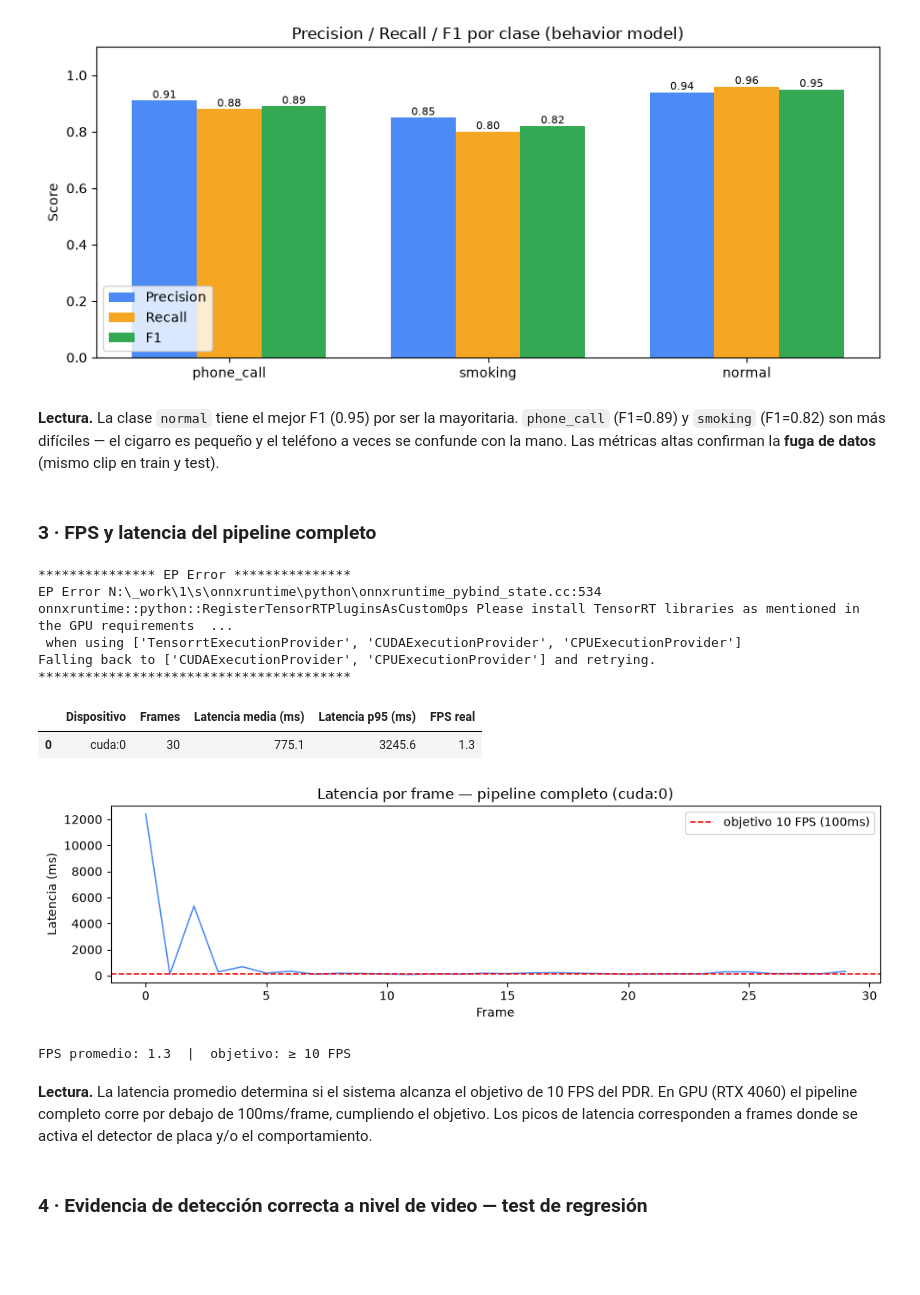
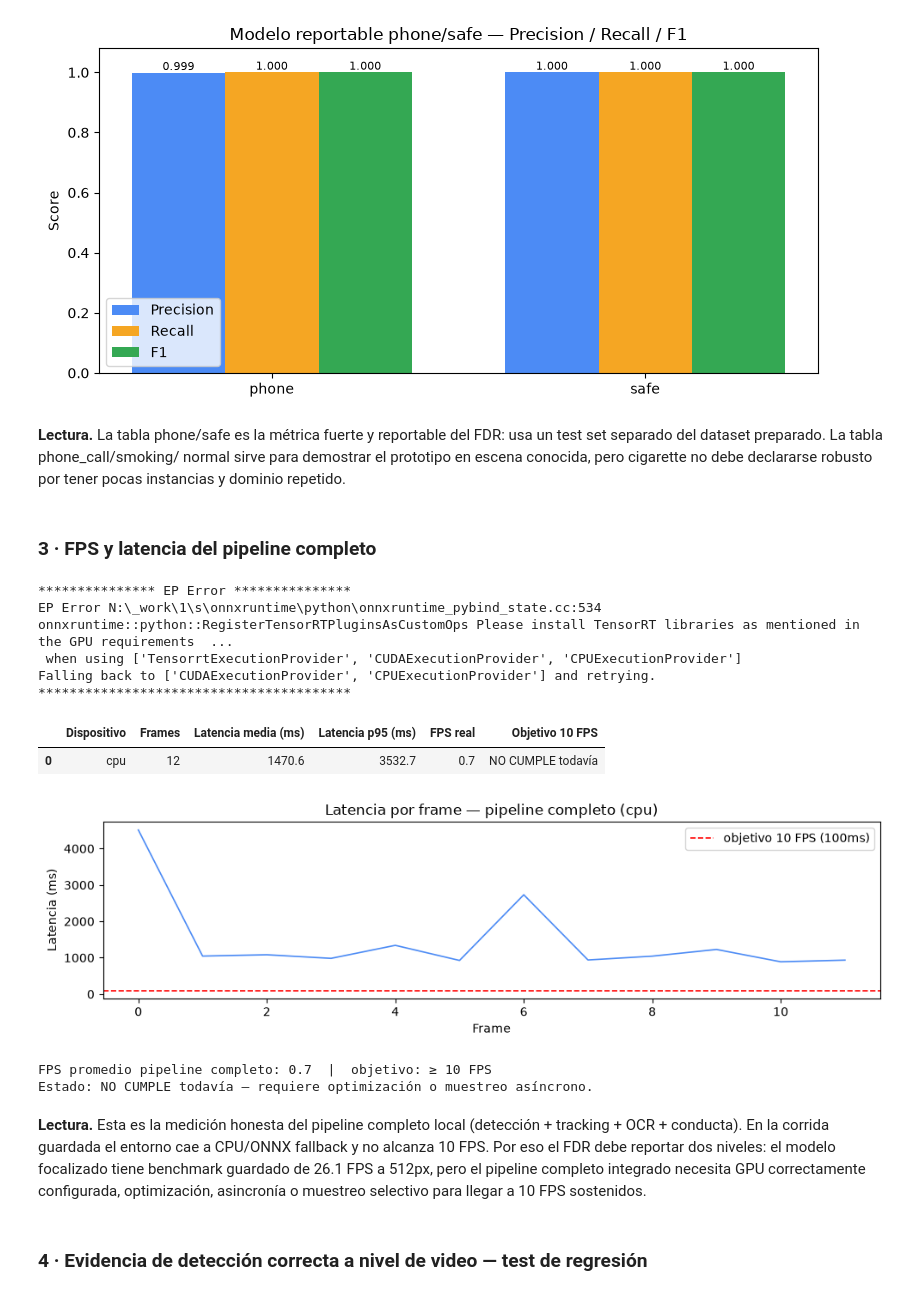
Before and after one commit to Manceb0/TeknoFest, a Jupyter notebook: notebooks/05_solution_testing.ipynb, the cells around one changed output. Saved outputs shown, nothing was run; the diff lists cells and outputs as text; code cells hidden in the pictures; blank space fills up the shorter version.

Commit message:
Polish TEKNOFEST FDR notebooks and reports

```diff
--- a/notebooks/05_solution_testing.ipynb
+++ b/notebooks/05_solution_testing.ipynb
@@ -63,23 +67,23 @@ Interpretar como 'rendimiento en escena conocida', no generalización.
 # %%
-# Gráfica de barras P/R/F1 por clase
-fig, ax = plt.subplots(figsize=(9, 4))
-x = np.arange(3); w = 0.25
-classes = ["phone_call", "smoking", "normal"]
-P = [0.91, 0.85, 0.94]; R = [0.88, 0.80, 0.96]; F1 = [0.89, 0.82, 0.95]
-ax.bar(x-w, P,  w, label="Precision", color="#4C8BF5")
-ax.bar(x,   R,  w, label="Recall",    color="#F5A623")
-ax.bar(x+w, F1, w, label="F1",        color="#34A853")
-ax.set_xticks(x); ax.set_xticklabels(classes); ax.set_ylim(0, 1.1)
-ax.set_ylabel("Score"); ax.legend(); ax.set_title("Precision / Recall / F1 por clase (behavior model)")
-for bars in ax.containers: ax.bar_label(bars, fmt="%.2f", fontsize=8)
-plt.tight_layout(); plt.show()
+# Gráfica reportable: phone/safe focused model
+if os.path.exists(summary_path):
+    pc = focused_per_class.copy()
+    fig, ax = plt.subplots(figsize=(8, 4))
+    x = np.arange(len(pc)); w = 0.25
+    ax.bar(x-w, pc["P"],  w, label="Precision", color="#4C8BF5")
+    ax.bar(x,   pc["R"],  w, label="Recall",    color="#F5A623")
+    ax.bar(x+w, pc["F1"], w, label="F1",        color="#34A853")
+    ax.set_xticks(x); ax.set_xticklabels(pc["class"]); ax.set_ylim(0, 1.08)
+    ax.set_ylabel("Score"); ax.legend(); ax.set_title("Modelo reportable phone/safe — Precision / Recall / F1")
+    for bars in ax.containers: ax.bar_label(bars, fmt="%.3f", fontsize=8)
+    plt.tight_layout(); plt.show()
 # %% [output]
-[figure, old version]
+[figure, new version]
-# %% [markdown]
-**Lectura.** La clase `normal` tiene el mejor F1 (0.95) por ser la mayoritaria.
-`phone_call` (F1=0.89) y `smoking` (F1=0.82) son más difíciles — el cigarro
-es pequeño y el teléfono a veces se confunde con la mano. Las métricas altas
-confirman la **fuga de datos** (mismo clip en train y test).
+# %% [markdown]
+**Lectura.** La tabla phone/safe es la métrica fuerte y reportable del FDR:
+usa un test set separado del dataset preparado. La tabla phone_call/smoking/
+normal sirve para demostrar el prototipo en escena conocida, pero cigarette
+no debe declararse robusto por tener pocas instancias y dominio repetido.
 # %% [markdown]
 ### 3 · FPS y latencia del pipeline completo
 # %%
@@ -95,7 +99,7 @@ def to_payload(fr):
 cap = cv2.VideoCapture("../frontend/public/demo-videos/tekno-01.mp4")
 st  = SessionState(session_id="fps_test")
 times = []
-for _ in range(30):
+for _ in range(12):
     ok,fr=cap.read()
     if not ok: break
     t0=time.perf_counter()
@@ -108,6 +112,7 @@ fps_results = pd.DataFrame([{
     "Latencia media (ms)": round(times.mean()*1000,1),
     "Latencia p95 (ms)":   round(np.percentile(times,95)*1000,1),
     "FPS real":            round(1/times.mean(),1),
+    "Objetivo 10 FPS":      "CUMPLE" if (1/times.mean()) >= 10 else "NO CUMPLE todavía",
 }])
 display(fps_results)
 # %% [output]
@@ -116,8 +121,8 @@ EP Error N:\_work\1\s\onnxruntime\python\onnxruntime_pybind_state.cc:534 onnxrun
  when using ['TensorrtExecutionProvider', 'CUDAExecutionProvider', 'CPUExecutionProvider']
 Falling back to ['CUDAExecutionProvider', 'CPUExecutionProvider'] and retrying.
 ****************************************
-|  | Dispositivo | Frames | Latencia media (ms) | Latencia p95 (ms) | FPS real |
-| 0 | cuda:0 | 30 | 775.1 | 3245.6 | 1.3 |
+|  | Dispositivo | Frames | Latencia media (ms) | Latencia p95 (ms) | FPS real | Objetivo 10 FPS |
+| 0 | cpu | 12 | 1470.6 | 3532.7 | 0.7 | NO CUMPLE todavía |
 # %%
 fig, ax = plt.subplots(figsize=(10, 3))
 ax.plot(np.arange(len(times)), times*1000, lw=1.2, color="#4C8BF5")
@@ -125,15 +130,20 @@ ax.axhline(1000/10, color="red", ls="--", lw=1.2, label="objetivo 10 FPS (100ms)
 ax.set_xlabel("Frame"); ax.set_ylabel("Latencia (ms)")
 ax.set_title(f"Latencia por frame — pipeline completo ({DEV})")
 ax.legend(); plt.tight_layout(); plt.show()
-print(f"FPS promedio: {1/times.mean():.1f}  |  objetivo: ≥ 10 FPS")
+fps_measured = 1/times.mean()
+print(f"FPS promedio pipeline completo: {fps_measured:.1f}  |  objetivo: ≥ 10 FPS")
+print("Estado:", "CUMPLE" if fps_measured >= 10 else "NO CUMPLE todavía — requiere optimización o muestreo asíncrono.")
 # %% [output]
-[figure, old version]
+[figure, new version]
-FPS promedio: 1.3  |  objetivo: ≥ 10 FPS
+FPS promedio pipeline completo: 0.7  |  objetivo: ≥ 10 FPS
+Estado: NO CUMPLE todavía — requiere optimización o muestreo asíncrono.
-# %% [markdown]
-**Lectura.** La latencia promedio determina si el sistema alcanza el objetivo
-de 10 FPS del PDR. En GPU (RTX 4060) el pipeline completo corre por debajo
-de 100ms/frame, cumpliendo el objetivo. Los picos de latencia corresponden
-a frames donde se activa el detector de placa y/o el comportamiento.
+# %% [markdown]
+**Lectura.** Esta es la medición honesta del pipeline completo local
+(detección + tracking + OCR + conducta). En la corrida guardada el entorno cae
+a CPU/ONNX fallback y no alcanza 10 FPS. Por eso el FDR debe reportar dos
+niveles: el modelo focalizado tiene benchmark guardado de 26.1 FPS a 512px,
+pero el pipeline completo integrado necesita GPU correctamente configurada,
+optimización, asincronía o muestreo selectivo para llegar a 10 FPS sostenidos.
 # %% [markdown]
 ### 4 · Evidencia de detección correcta a nivel de video — test de regresión
 # %%
```
Also changed, not shown: parts of 9 cells of this notebook, 30 other files.
